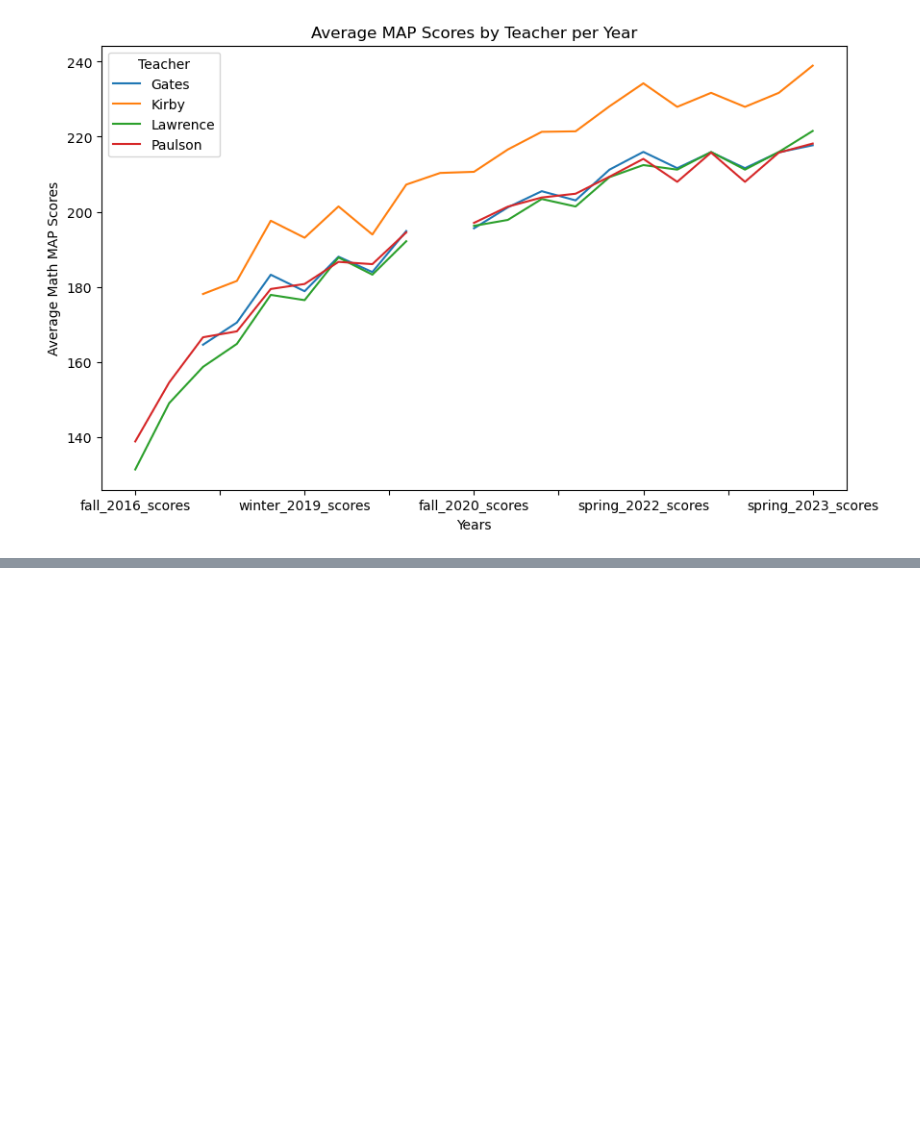
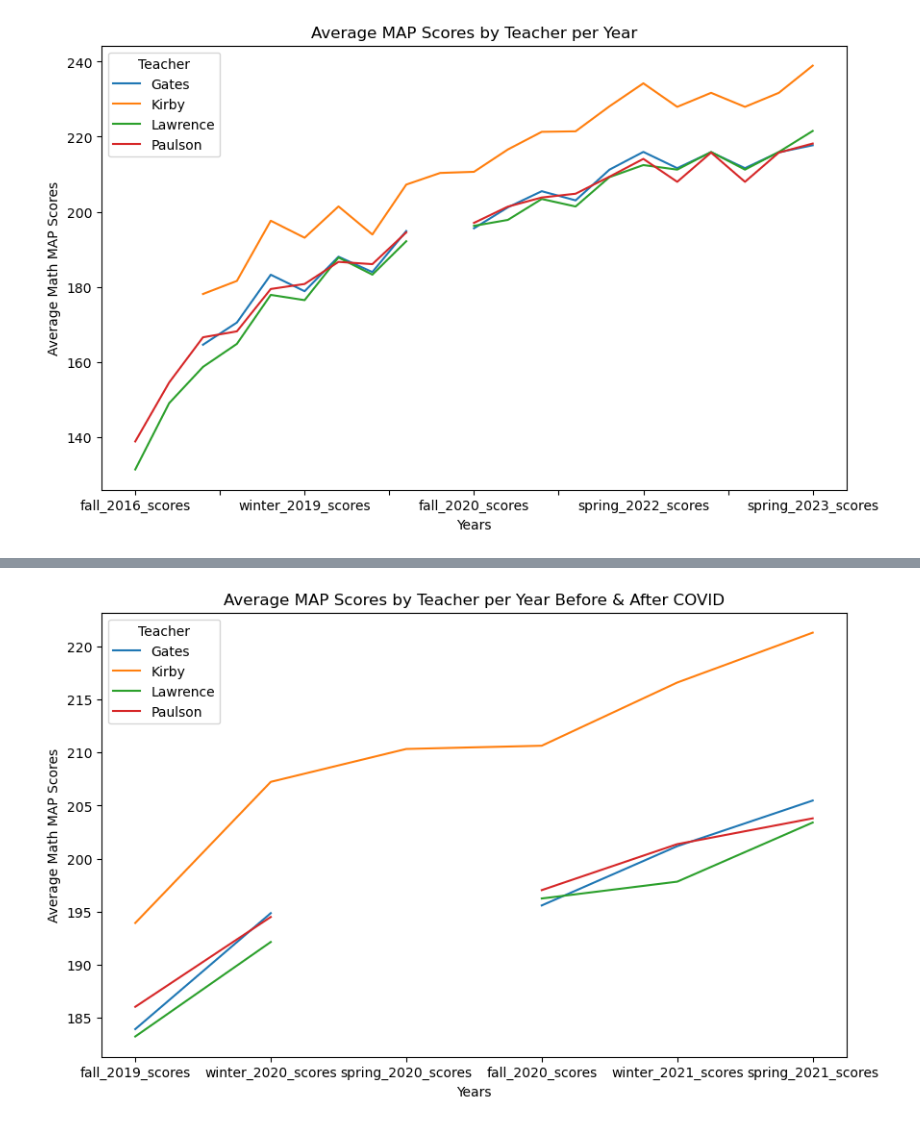
Before and after one commit to ashley-ley/map-data-analysis, a Jupyter notebook: al-map_analysis.ipynb, the cells around one changed output, grey strips where cells are left out. Drawn from its saved outputs; the diff is of its cells as text; code cells hidden in the pictures; blank space fills up the shorter version.

```diff
--- a/al-map_analysis.ipynb
+++ b/al-map_analysis.ipynb
@@ -172,3 +207,16 @@ plt.legend(title="Teacher", loc="upper left")
 plt.show()
 # %% [output]
 [figure]
+# %%
+before_after_covid = map_df.groupby(["teacher"])[
+                                        "fall_2019_scores",
+                                        "winter_2020_scores",
+                                        "spring_2020_scores",
+                                        "fall_2020_scores",
+                                        "winter_2021_scores",
+                                        "spring_2021_scores"
+                                        ].mean()
+before_after_covid.head()
+
+before_after_covid_df = pd.DataFrame(before_after_covid)
+before_after_covid_df.head()
@@ -174,0 +230,13 @@ plt.show()
+# %%
+# Transpose the DataFrame
+before_after_covid_df = before_after_covid_df.transpose()
+
+# Plot the line graph
+before_after_covid_df.plot(kind="line",figsize=(10,6))
+plt.title("Average MAP Scores by Teacher per Year Before & After COVID")
+plt.xlabel("Years")
+plt.ylabel("Average Math MAP Scores")
+plt.legend(title="Teacher", loc="upper left")
+plt.show()
+# %% [output]
+[figure, added]
```
Also changed, not shown: parts of 13 cells of this notebook.
